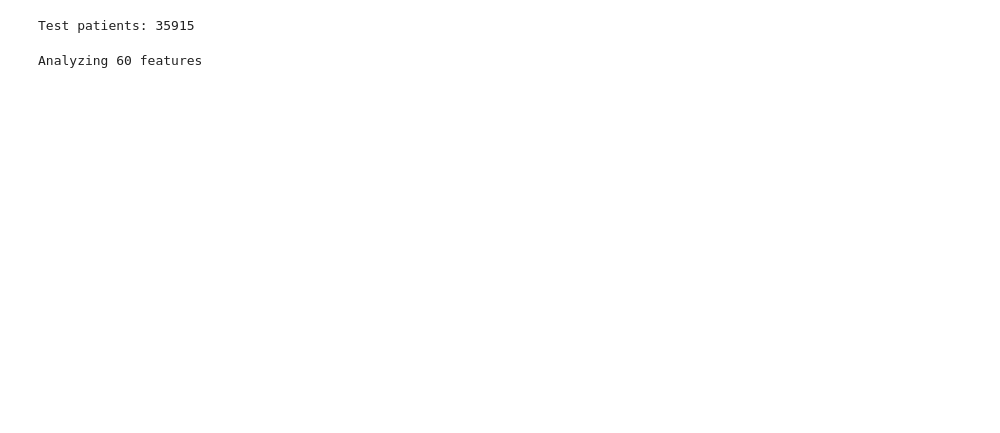
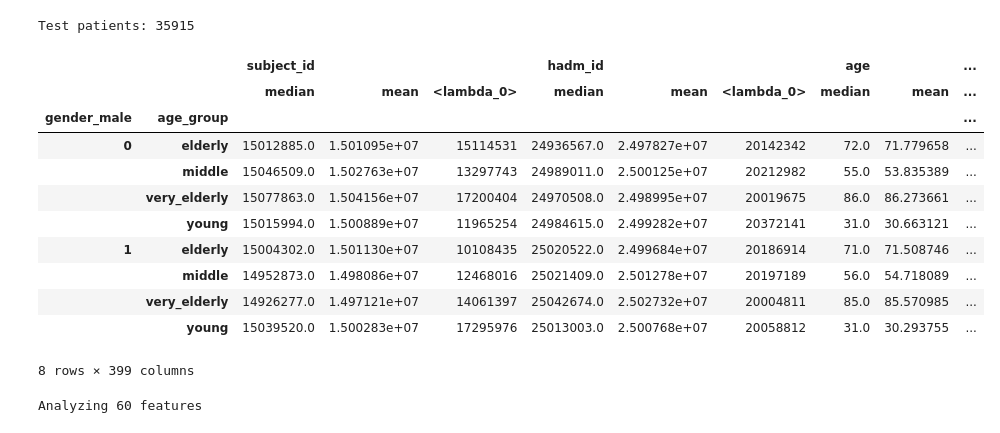
Before and after one commit to arinapetukhova/trusted_llm_risk_profiling, a Jupyter notebook: deltas.ipynb, the cells around one changed output. Saved outputs shown, nothing was run; the diff lists cells and outputs as text; code cells hidden in the pictures; blank space fills up the shorter version.

```diff
--- a/deltas.ipynb
+++ b/deltas.ipynb
@@ -1,6 +1,5 @@
 # %%
 import pandas as pd
-import numpy as np
 import joblib
 from tqdm import tqdm
 import warnings
@@ -23,6 +22,19 @@ bool_cols = X.select_dtypes(include=['bool']).columns
 if len(bool_cols) > 0:
     X[bool_cols] = X[bool_cols].astype(int)
 
+def get_age_group(age):
+    if age < 40:
+        return "young"
+    elif age < 65:
+        return "middle"
+    elif age < 80:
+        return "elderly"
+    else:
+        return "very_elderly"
+
+X = X.copy()
+X["age_group"] = X["age"].apply(get_age_group)
+
 patient_target = ind_hosp.groupby('subject_id')['target_readmission_30d'].max().reset_index()
 patient_target.columns = ['subject_id', 'has_readmission']
 train_val_ids, test_ids = train_test_split(
@@ -45,6 +57,35 @@ test_patients = test_ids.tolist()
 print(f"Test patients: {len(test_patients)}")
 # %% [output]
 Test patients: 35915
+# %%
+reference_stats = (
+    X
+    .groupby(["gender_male", "age_group"])
+    .agg(["median", "mean", lambda x: x.mode().iat[0]])
+)
+
+def get_reference(feature, patient, method):
+    gender = patient["gender_male"]
+    age_group = patient["age_group"]
+    return reference_stats.loc[
+        (gender, age_group),
+        (feature, method)
+    ]
+
+reference_stats
+# %% [output]
+|  |  | subject_id |  |  | hadm_id |  |  | age |  | ... |
+|  |  | median | mean | <lambda_0> | median | mean | <lambda_0> | median | mean | ... |
+| gender_male | age_group |  |  |  |  |  |  |  |  | ... |
+| 0 | elderly | 15012885.0 | 1.501095e+07 | 15114531 | 24936567.0 | 2.497827e+07 | 20142342 | 72.0 | 71.779658 | ... |
+|  | middle | 15046509.0 | 1.502763e+07 | 13297743 | 24989011.0 | 2.500125e+07 | 20212982 | 55.0 | 53.835389 | ... |
+|  | very_elderly | 15077863.0 | 1.504156e+07 | 17200404 | 24970508.0 | 2.498995e+07 | 20019675 | 86.0 | 86.273661 | ... |
+|  | young | 15015994.0 | 1.500889e+07 | 11965254 | 24984615.0 | 2.499282e+07 | 20372141 | 31.0 | 30.663121 | ... |
+| 1 | elderly | 15004302.0 | 1.501130e+07 | 10108435 | 25020522.0 | 2.499684e+07 | 20186914 | 71.0 | 71.508746 | ... |
+|  | middle | 14952873.0 | 1.498086e+07 | 12468016 | 25021409.0 | 2.501278e+07 | 20197189 | 56.0 | 54.718089 | ... |
+|  | very_elderly | 14926277.0 | 1.497121e+07 | 14061397 | 25042674.0 | 2.502732e+07 | 20004811 | 85.0 | 85.570985 | ... |
+|  | young | 15039520.0 | 1.500283e+07 | 17295976 | 25013003.0 | 2.500768e+07 | 20058812 | 31.0 | 30.293755 | ... |
+8 rows × 399 columns
 # %%
 icd_cols = [col for col in X.columns if col.startswith('icd_')]
 ccsr_cols = [col for col in X.columns if col.startswith('ccsr_')]
```
Also changed, not shown: parts of 10 cells of this notebook.
